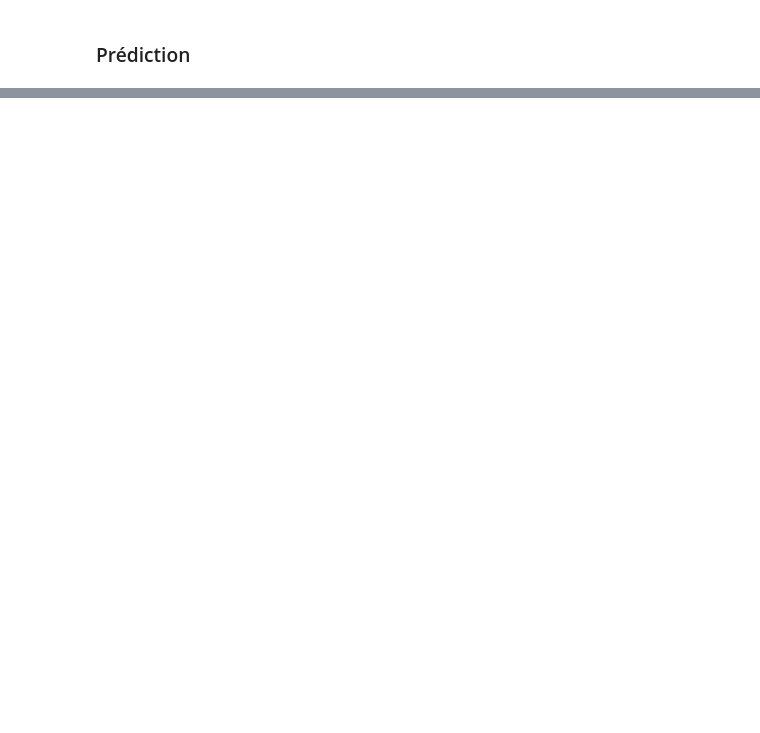
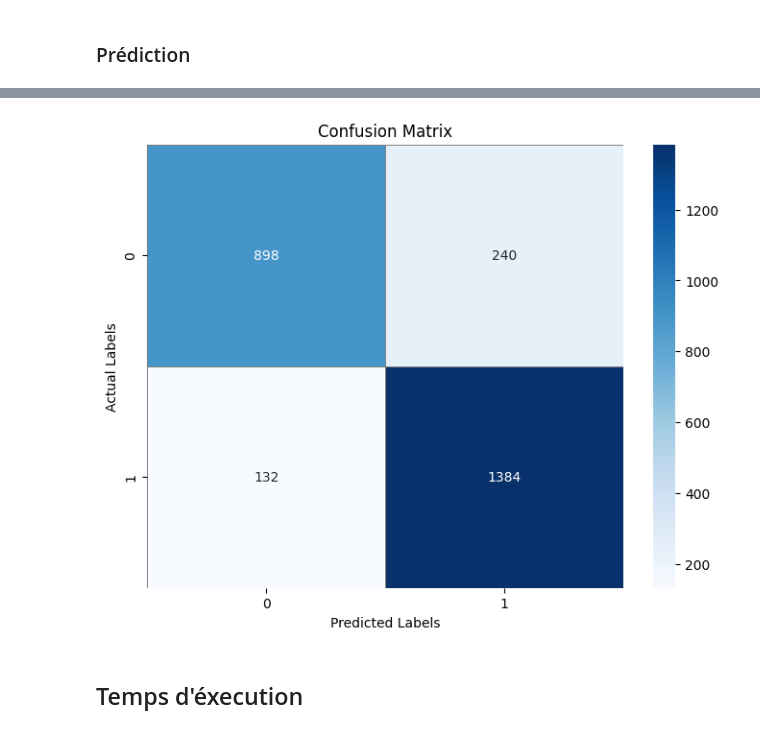
Before and after one commit to mchianale/datamining_project, a Jupyter notebook: tf-idf.ipynb, the cells around one changed output, grey strips where cells are left out. Drawn from its saved outputs; the diff is of its cells as text; code cells hidden in the pictures; blank space fills up the shorter version.

```diff
--- a/tf-idf.ipynb
+++ b/tf-idf.ipynb
@@ -604,0 +659,14 @@ df_tfidf.head()
+# %%
+from sklearn.model_selection import GridSearchCV
+
+param_grid = {
+     'C': np.logspace(-4, 4, 10),
+}
+clf = LogisticRegression(penalty='l2', n_jobs=-1, verbose=1)
+grid_search = GridSearchCV(
+    clf, param_grid, cv=ps,
+    scoring='accuracy', return_train_score=True,
+    n_jobs=-1, verbose=1
+)
+
+grid_search.fit(X, y)
@@ -604,0 +847,11 @@ df_tfidf.head()
+# %%
+y_pred = best_clf.predict(X_test_tfidf)
+
+print("Test Accuracy: {:.2f}".format(100 * metrics.accuracy_score(y_test, y_pred)))
+print("Test F1-Score: {:.2f}".format(100 * metrics.f1_score(y_test, y_pred)))
+
+report = metrics.classification_report(
+    y_test, y_pred,
+    target_names=map_sentiments.values()
+)
+print(report)
@@ -604,0 +869,15 @@ df_tfidf.head()
+# %%
+conf_mx = confusion_matrix(y_test, y_pred)
+plt.figure(figsize=(8, 6))
+sns.heatmap(conf_mx, annot=True, fmt='d', cmap='Blues', linewidths=0.5, linecolor='gray')
+
+# Labels and title
+plt.xlabel("Predicted Labels")
+plt.ylabel("Actual Labels")
+plt.title("Confusion Matrix")
+plt.savefig('img/tf-idf/confusion_test.png')
+plt.show()
+# %% [output]
+[figure, added]
+# %% [markdown]
+## Temps d'éxecution
```
Also changed, not shown: parts of 41 cells of this notebook, 14 other files.
